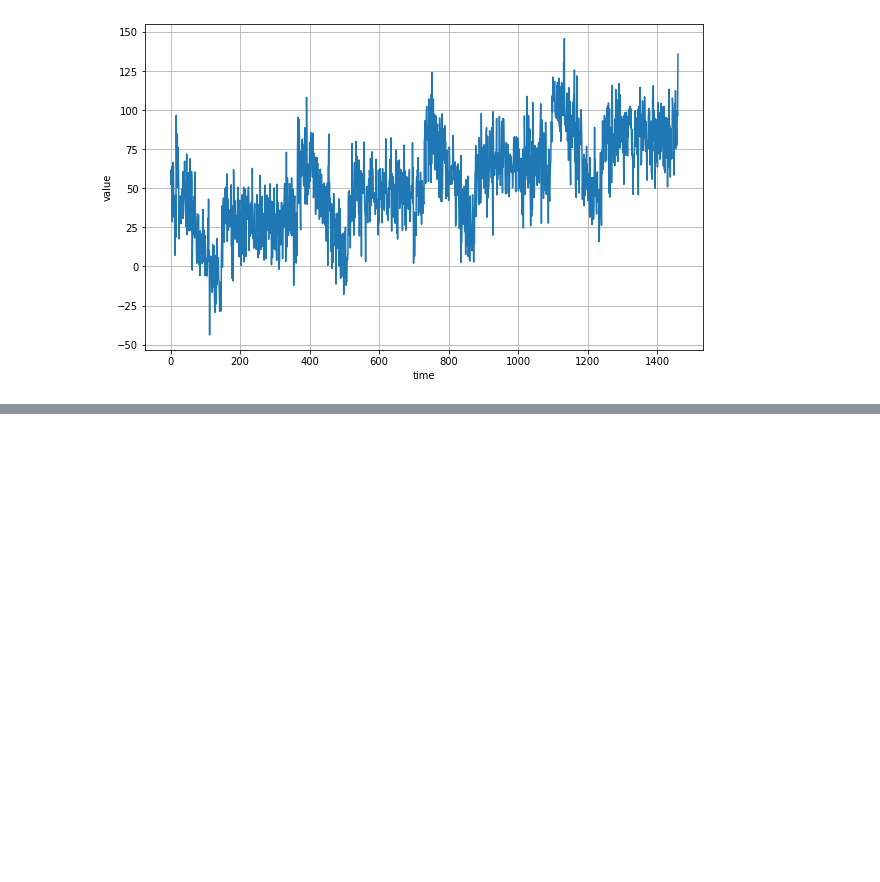
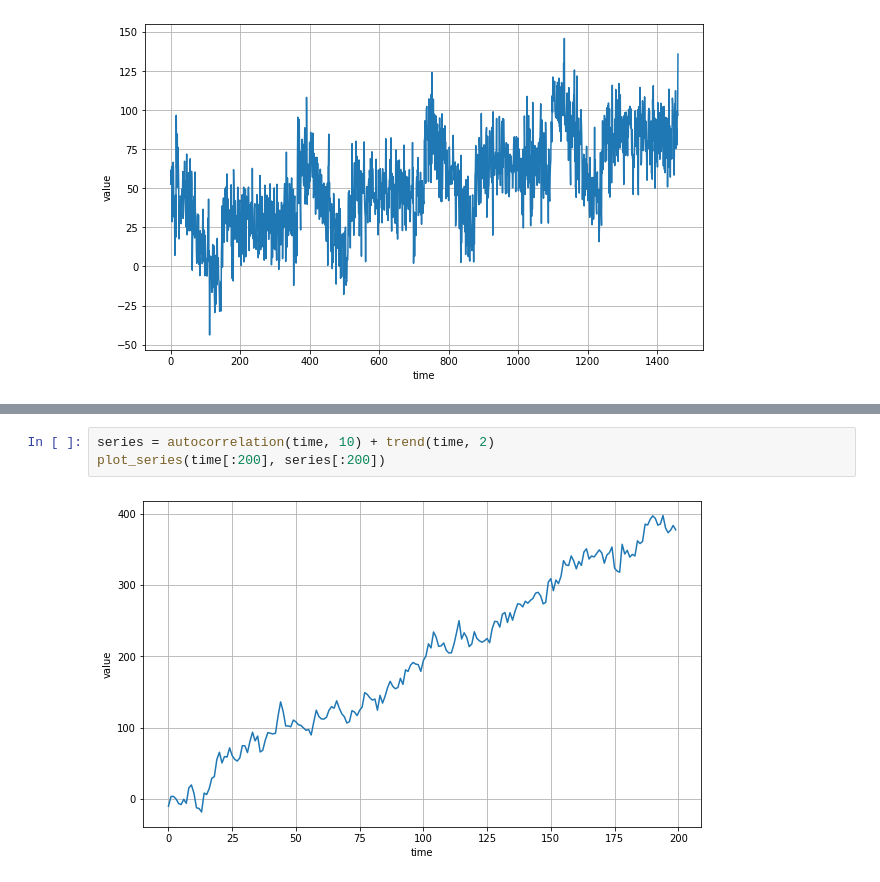
Before and after one commit to finesketch/deep_learning, a Jupyter notebook: 4. Sequences, Time Series and Prediction/Course4_Part1_Lesson1.ipynb, the cells around one changed output, grey strips where cells are left out. Drawn from its saved outputs; the diff is of its cells as text; blank space fills up the shorter version.

```diff
--- a/4. Sequences, Time Series and Prediction/Course4_Part1_Lesson1.ipynb
+++ b/4. Sequences, Time Series and Prediction/Course4_Part1_Lesson1.ipynb
@@ -54,0 +88,5 @@ plot_series(time, noisy_series)
+# %%
+series = autocorrelation(time, 10) + trend(time, 2)
+plot_series(time[:200], series[:200])
+# %% [output]
+[figure, added]
```
Also changed, not shown: parts of 7 cells of this notebook.
